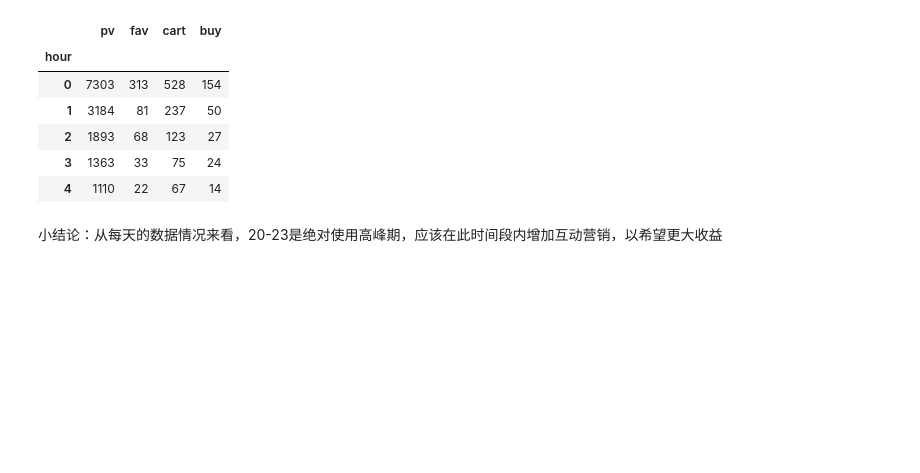
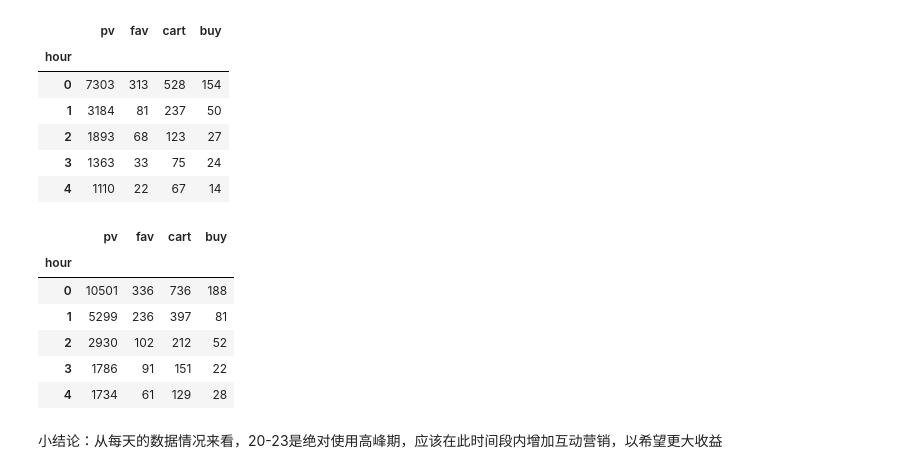
Before and after one commit to paxton615/Alibaba_UserBehavior_Analysis, a Jupyter notebook: drafts/AUBA_图表测试.ipynb, the cells around one changed output. Drawn from its saved outputs; the diff is of its cells as text; code cells hidden in the pictures; blank space fills up the shorter version.

```diff
--- a/drafts/AUBA_图表测试.ipynb
+++ b/drafts/AUBA_图表测试.ipynb
@@ -518,6 +518,16 @@ nov_28_pic.head()
 | 2 | 1893 | 68 | 123 | 27 |
 | 3 | 1363 | 33 | 75 | 24 |
 | 4 | 1110 | 22 | 67 | 14 |
+# %%
+dec_2_pic.head()
+# %% [output]
+|  | pv | fav | cart | buy |
+| hour |  |  |  |  |
+| 0 | 10501 | 336 | 736 | 188 |
+| 1 | 5299 | 236 | 397 | 81 |
+| 2 | 2930 | 102 | 212 | 52 |
+| 3 | 1786 | 91 | 151 | 22 |
+| 4 | 1734 | 61 | 129 | 28 |
 # %% [markdown]
 小结论：从每天的数据情况来看，20-23是绝对使用高峰期，应该在此时间段内增加互动营销，以希望更大收益
 # %% [markdown]
```
Also changed, not shown: 4 other files.
